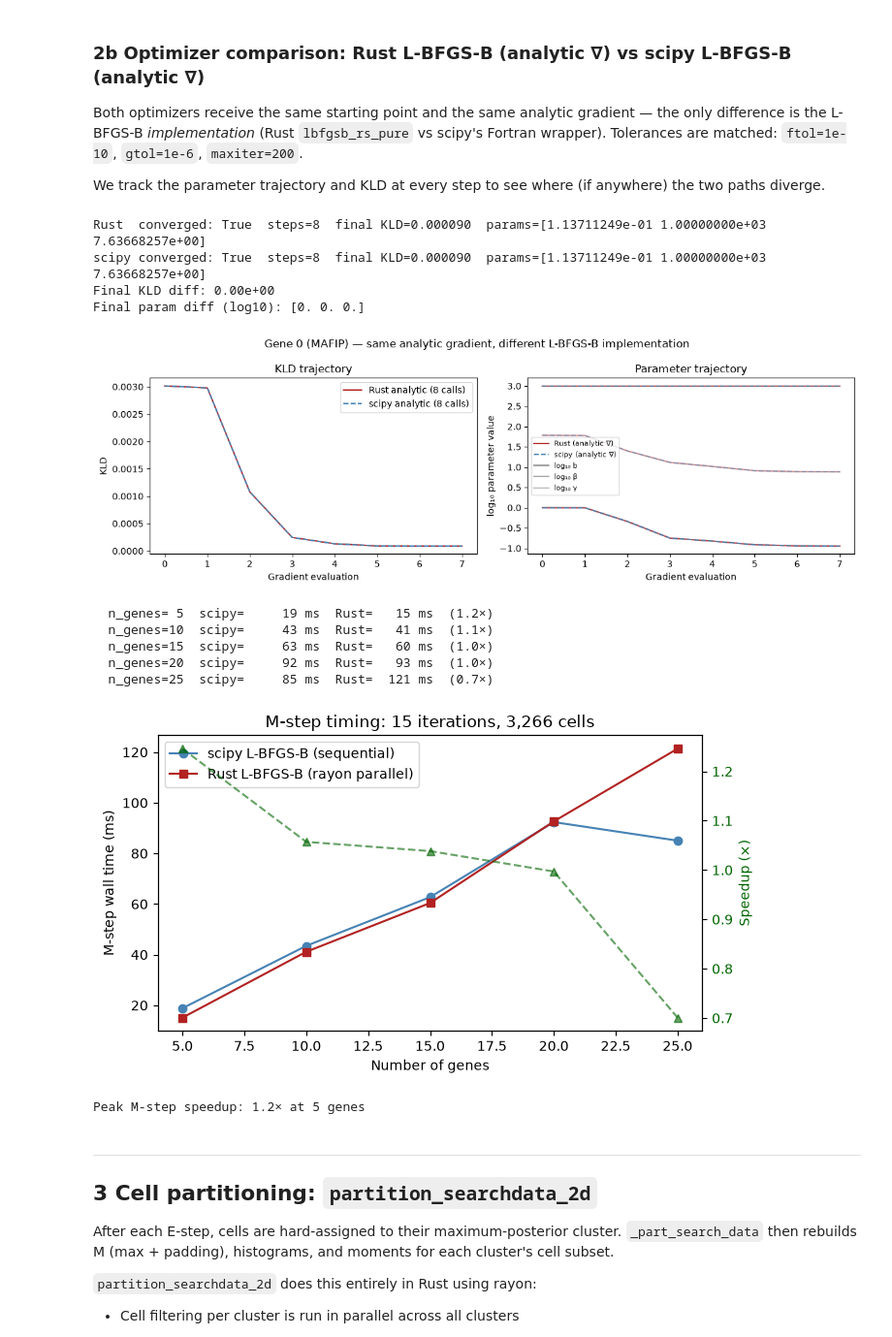
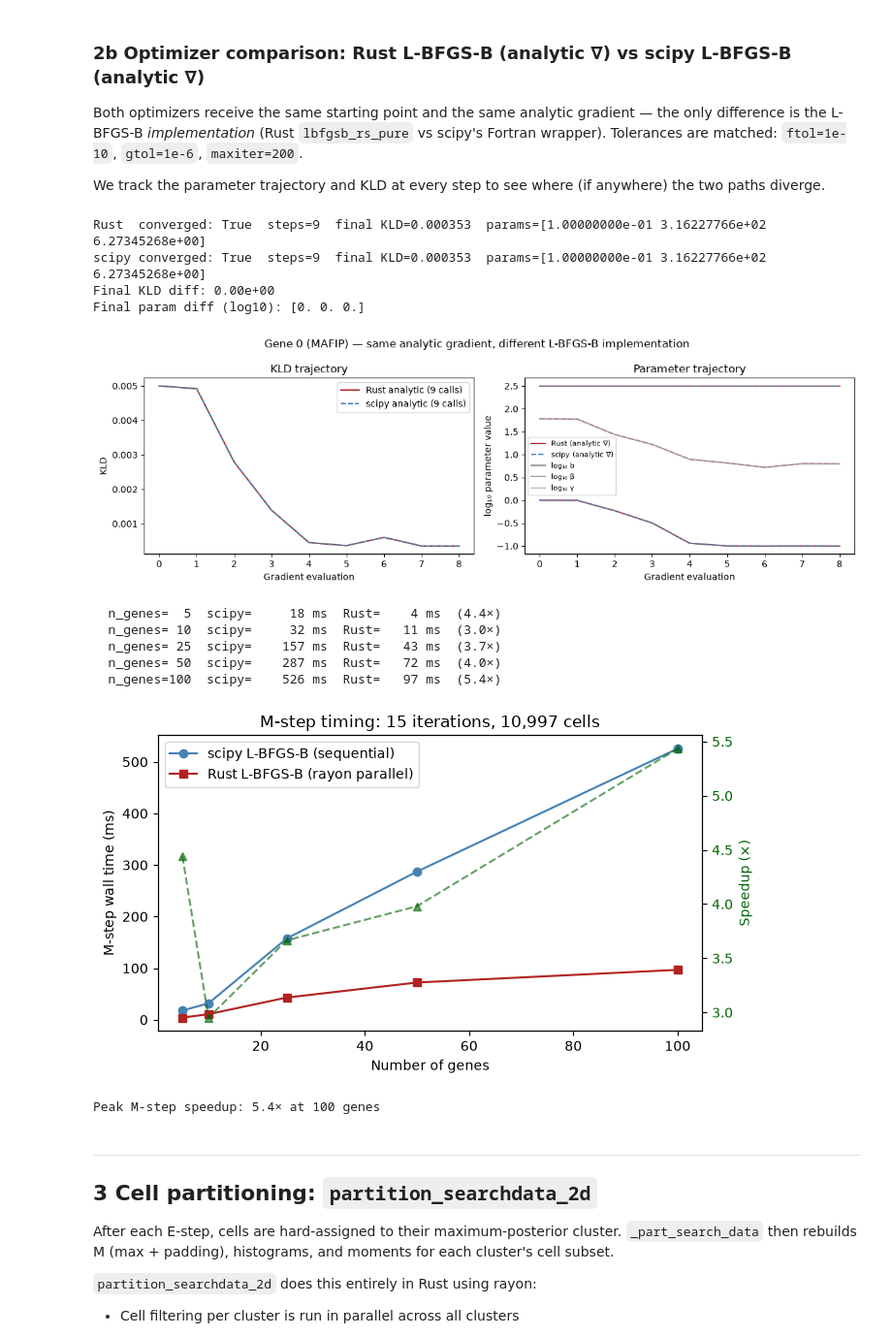
Before and after one commit to pachterlab/monod, a Jupyter notebook: demos/mek_means_rust.ipynb, the cells around one changed output. Shown at 97% size. Drawn from its saved outputs; the diff is of its cells as text; code cells hidden in the pictures.

```diff
--- a/demos/mek_means_rust.ipynb
+++ b/demos/mek_means_rust.ipynb
@@ -370,12 +288,9 @@ We track the parameter trajectory and KLD at every step to see where (if anywher
 the two paths diverge.
 # %%
 # ── Optimizer comparison: same analytic gradient, different L-BFGS-B impl ────
-import monod_core as _mc_mod
-
-# Pick a single gene from the first cluster's search data.
-k_dict_cmp = gi._part_search_data(search_data, Q_init)
-sd_cmp     = k_dict_cmp[list(k_dict_cmp.keys())[0]]
-GENE_IDX   = 0
+# One gene from the first cluster's search data (section 2).
+sd_cmp   = sd_k
+GENE_IDX = 0
 
 # Starting point: MoM estimate for this gene.
 lb  = gi.phys_lb
@@ -404,7 +319,7 @@ rust_traj_params = []
 # by running scipy with jac=True and the Rust analytic gradient function.
 # This gives us full trajectory visibility that lbfgsb_minimize doesn't expose.
 def rust_obj_and_grad(p):
-    kld, grad = _mc_mod.eval_kld_grad_2d(
+    kld, grad = _mc.eval_kld_grad_2d(
         MODEL.bio_model, p.tolist(), [int(v) for v in M_g],
         coords_g[:, 0].tolist(), coords_g[:, 1].tolist(),
         freqs_g.tolist(),
@@ -475,7 +390,6 @@ ax.set_xlabel('Gradient evaluation')
 ax.set_ylabel('log₁₀ parameter value')
 ax.set_title('Parameter trajectory')
 # Manual legend for rust vs scipy
-from matplotlib.lines import Line2D
 ax.legend(handles=[
     Line2D([0],[0], color=C_RUST, lw=1.5, label='Rust (analytic ∇)'),
     Line2D([0],[0], color=C_PY,   lw=1.5, ls='--', label='scipy (analytic ∇)'),
@@ -488,66 +402,53 @@ fig.tight_layout()
 fig.savefig('figures/optimizer_comparison.png', dpi=150)
 plt.show()
 # %% [output]
-Rust  converged: True  steps=8  final KLD=0.000090  params=[1.13711249e-01 1.00000000e+03 7.63668257e+00]
-scipy converged: True  steps=8  final KLD=0.000090  params=[1.13711249e-01 1.00000000e+03 7.63668257e+00]
+Rust  converged: True  steps=9  final KLD=0.000353  params=[1.00000000e-01 3.16227766e+02 6.27345268e+00]
+scipy converged: True  steps=9  final KLD=0.000353  params=[1.00000000e-01 3.16227766e+02 6.27345268e+00]
 Final KLD diff: 0.00e+00
 Final param diff (log10): [0. 0. 0.]
-[figure, old version]
+[figure, new version]
 # %%
-# ── Benchmark: M-step timing vs n_genes ──────────────────────────────────────
-gene_counts_m = [5, 10, 15, 20, 25]
+# ── Benchmark: M-step wall time vs number of genes (whole population) ────────
+GENE_COUNTS_M = [5, 10, 25, 50, 100]
 rust_m_times, py_m_times = [], []
 
-def subset_sd(sd, n):
-    attrs = ['M','hist','moments','n_genes','gene_names','n_cells','layers','hist_type','layer_names']
-    vals  = [sd.M[:,:n], sd.hist[:n], sd.moments[:n], n, sd.gene_names[:n],
-             sd.n_cells, sd.layers[:,:,:n], sd.hist_type, sd.layer_names]
-    return SearchData(attrs, *vals)
-
-gi_b = make_gi(K, epochs=1, regressor=reg)
-
-for ng in gene_counts_m:
-    sd_sub = subset_sd(sd_k, ng)
-    gi_b.regressor = reg[:ng]
-    gi_b.param_MoM = gi.param_MoM[:ng]
-
+for ng in GENE_COUNTS_M:
+    sd_n = sd_for(ng)
+    gi_rn, gi_sn = make_gi(sd_n), make_gi(sd_n, rust_optimizer=False)
     t0 = time.perf_counter()
-    gi_b.iterate_over_genes(MODEL, sd_sub)
+    gi_rn.iterate_over_genes(MODEL, sd_n)
     rust_m_times.append((time.perf_counter() - t0) * 1e3)
-
-    mm._HAS_RUST = False
     t0 = time.perf_counter()
-    gi_b.iterate_over_genes(MODEL, sd_sub)
+    gi_sn.iterate_over_genes(MODEL, sd_n)
     py_m_times.append((time.perf_counter() - t0) * 1e3)
-    mm._HAS_RUST = True
-
-    print(f'  n_genes={ng:2d}  scipy={py_m_times[-1]:7.0f} ms  Rust={rust_m_times[-1]:5.0f} ms  ({py_m_times[-1]/rust_m_times[-1]:.1f}×)')
+    print(f'  n_genes={ng:3d}  scipy={py_m_times[-1]:7.0f} ms  Rust={rust_m_times[-1]:5.0f} ms'
+          f'  ({py_m_times[-1]/rust_m_times[-1]:.1f}×)')
 # %% [output]
-  n_genes= 5  scipy=     19 ms  Rust=   15 ms  (1.2×)
-  n_genes=10  scipy=     43 ms  Rust=   41 ms  (1.1×)
-  n_genes=15  scipy=     63 ms  Rust=   60 ms  (1.0×)
-  n_genes=20  scipy=     92 ms  Rust=   93 ms  (1.0×)
-  n_genes=25  scipy=     85 ms  Rust=  121 ms  (0.7×)
+  n_genes=  5  scipy=     18 ms  Rust=    4 ms  (4.4×)
+  n_genes= 10  scipy=     32 ms  Rust=   11 ms  (3.0×)
+  n_genes= 25  scipy=    157 ms  Rust=   43 ms  (3.7×)
+  n_genes= 50  scipy=    287 ms  Rust=   72 ms  (4.0×)
+  n_genes=100  scipy=    526 ms  Rust=   97 ms  (5.4×)
 # %%
 fig, ax = plt.subplots(figsize=(7, 4))
-ax.plot(gene_counts_m, py_m_times,   'o-', color=C_PY,   label='scipy L-BFGS-B (sequential)')
-ax.plot(gene_counts_m, rust_m_times, 's-', color=C_RUST,  label='Rust L-BFGS-B (rayon parallel)')
+ax.plot(GENE_COUNTS_M, py_m_times,   'o-', color=C_PY,   label='scipy L-BFGS-B (sequential)')
+ax.plot(GENE_COUNTS_M, rust_m_times, 's-', color=C_RUST,  label='Rust L-BFGS-B (rayon parallel)')
 ax.set_xlabel('Number of genes')
 ax.set_ylabel('M-step wall time (ms)')
-ax.set_title(f'M-step timing: 15 iterations, {sd_k.n_cells:,} cells')
+ax.set_title(f'M-step timing: {GRAD["max_iterations"]} iterations, {n_cells:,} cells')
 ax.legend()
 speedups_m = [p/r for p, r in zip(py_m_times, rust_m_times)]
 ax2 = ax.twinx()
-ax2.plot(gene_counts_m, speedups_m, '^--', color='darkgreen', alpha=0.6)
+ax2.plot(GENE_COUNTS_M, speedups_m, '^--', color='darkgreen', alpha=0.6)
 ax2.set_ylabel('Speedup (×)', color='darkgreen')
 ax2.tick_params(axis='y', labelcolor='darkgreen')
 fig.tight_layout()
 plt.savefig('figures/pbmc_mstep_bench.png', dpi=150)
 plt.show()
-print(f'Peak M-step speedup: {max(speedups_m):.1f}× at {gene_counts_m[np.argmax(speedups_m)]} genes')
+print(f'Peak M-step speedup: {max(speedups_m):.1f}× at {GENE_COUNTS_M[np.argmax(speedups_m)]} genes')
 # %% [output]
-[figure, old version]
+[figure, new version]
-Peak M-step speedup: 1.2× at 5 genes
+Peak M-step speedup: 5.4× at 100 genes
 # %% [markdown]
 ---
 ## 3  Cell partitioning: `partition_searchdata_2d`
```
Also changed, not shown: parts of 51 cells of this notebook, 4 other files.
